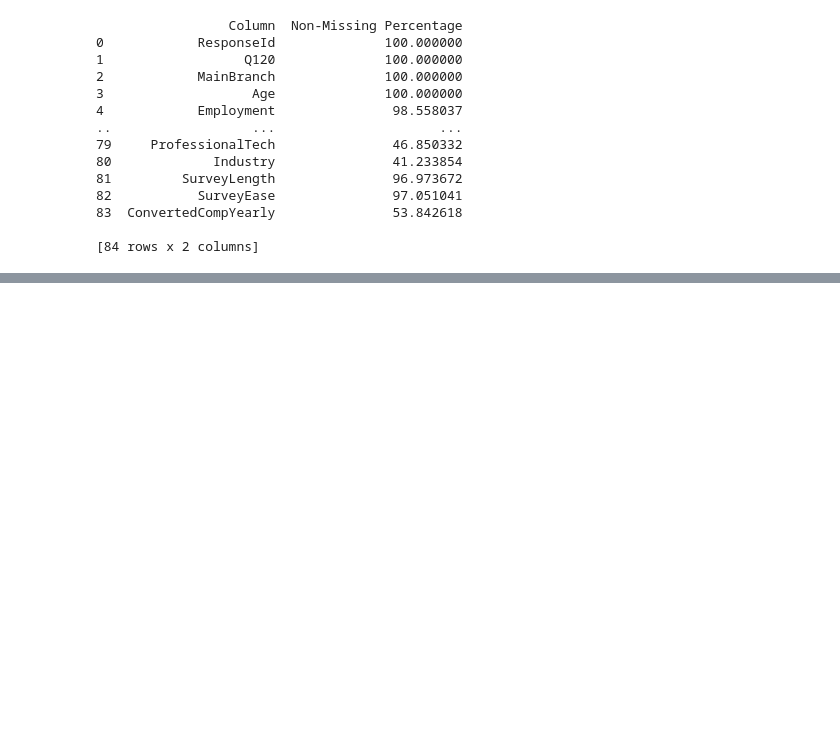
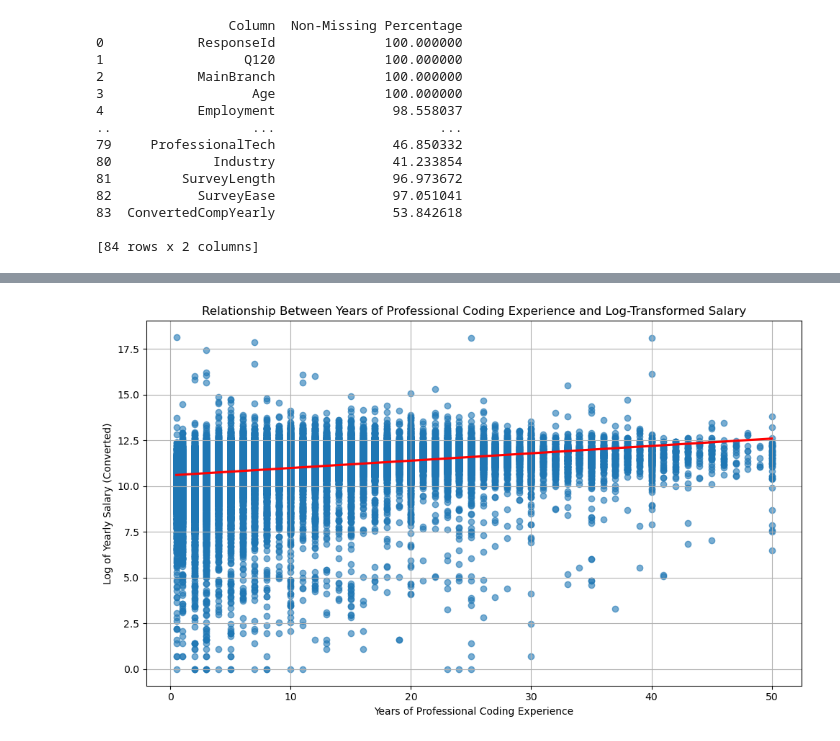
Before and after one commit to dosiichuk/stackoverflow_survey_analysis, a Jupyter notebook: analysis.ipynb, the cells around one changed output, grey strips where cells are left out. Drawn from its saved outputs; the diff is of its cells as text; code cells hidden in the pictures; blank space fills up the shorter version.

```diff
--- a/analysis.ipynb
+++ b/analysis.ipynb
@@ -97,0 +194,29 @@ else:
+# %%
+def preprocess_years_code(years_code):
+    if years_code == "Less than 1 year":
+        return 0.5  # Assign 0.5 for less than a year
+    elif years_code == "More than 50 years":
+        return 50  # Assign 50 for more than 50 years
+    else:
+        try:
+            return float(years_code)  # Convert numeric strings to float
+        except ValueError:
+            return None  # Handle invalid entries
+
+df['YearsCodePro'] = df['YearsCodePro'].apply(preprocess_years_code)
+
+df['LogSalary'] = df['ConvertedCompYearly'].apply(lambda x: np.log(x) if x > 0 else None)
+
+# Drop rows with missing or invalid values in YearsCodePro or LogSalary
+df_filtered = df[['YearsCodePro', 'LogSalary']].dropna()
+
+plt.figure(figsize=(10, 6))
+sns.regplot(data=df_filtered, x='YearsCodePro', y='LogSalary', scatter_kws={'alpha': 0.6}, line_kws={'color': 'red'})
+plt.title('Relationship Between Years of Professional Coding Experience and Log-Transformed Salary')
+plt.xlabel('Years of Professional Coding Experience')
+plt.ylabel('Log of Yearly Salary (Converted)')
+plt.grid(True)
+plt.tight_layout()
+plt.show()
+# %% [output]
+[figure, added]
```
Also changed, not shown: parts of 20 cells of this notebook.
